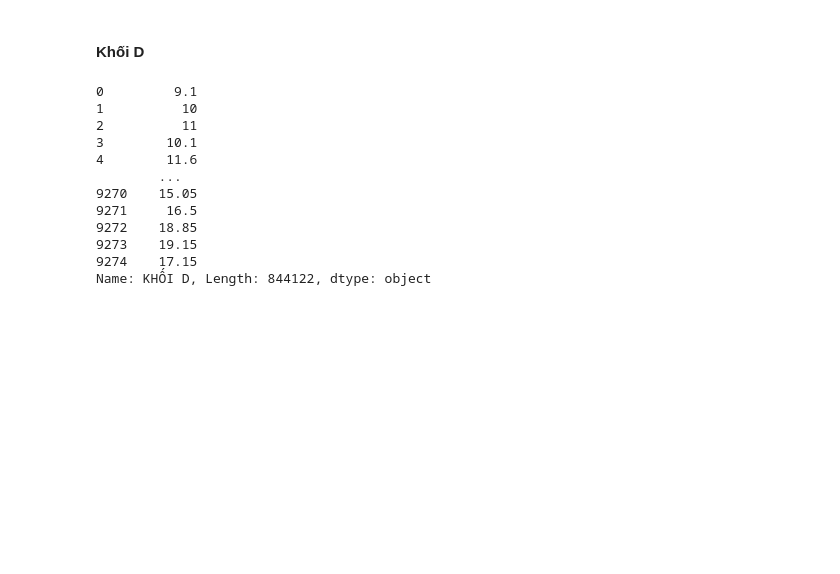
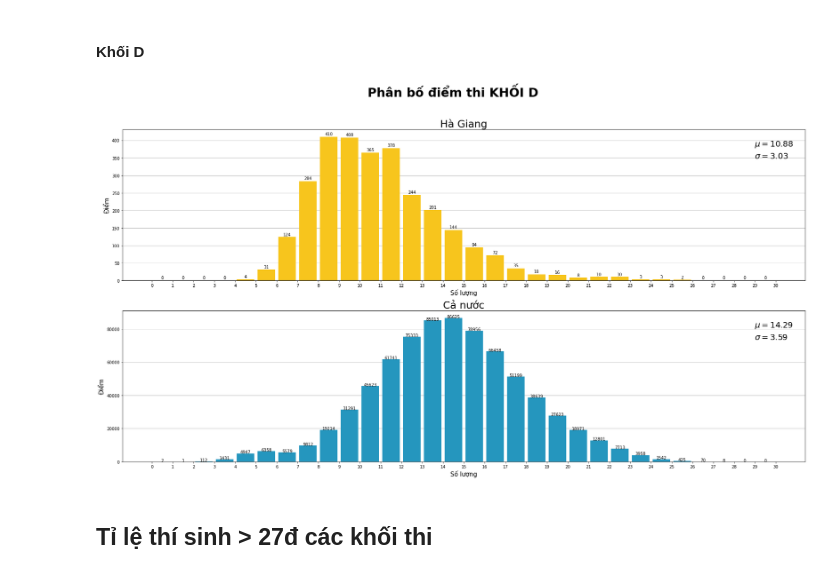
Before and after one commit to IrisStream/exam-cheating, a Jupyter notebook: src/report.ipynb, the cells around one changed output. Drawn from its saved outputs; the diff is of its cells as text; code cells hidden in the pictures; blank space fills up the shorter version.

Commit message:
Upload pie chart; mean & std of histogram

```diff
--- a/src/report.ipynb
+++ b/src/report.ipynb
@@ -28,25 +48,13 @@ data['Cả nước'] = total_data
 # %% [markdown]
 __Hàm bổ trợ:__
 # %%
-NUM_BINS = 40
-SUP_TITLE_SIZE = 30
-TITLE_SIZE = 25
-LABEL_SIZE = 15
-PROVINCE_BAR_COLOR = '#F7C51D'
-TOTAL_BAR_COLOR = '#2596BE'
-HISTOGRAM_WIDTH = 30
-HISTOGRAM_HEIGHT = 15
-DEFAULT_PROVINCE_NAME = 'Hà Giang'
-DEFAULT_RANGE = (0, 10)
-DEFAULT_BINS = 40
-
 # Count number of values in each bin
 def count_values(data, bins):
-    nums = []
-    for i in range(1, len(bins)):
-        nums.append(data[data < bins[i]].count())
-    for i in range(len(nums) - 1, 0, -1):
-        nums[i] = nums[i] - nums[i-1]
+    nums = [0] * (len(bins) - 1)
+    for i in range(len(bins) - 2, -1, -1):
+        nums[i] = data[data >= bins[i]].count()
+    for i in range(0, len(nums) - 1):
+        nums[i] = nums[i] - nums[i+1]
     return nums
 
 # Display number of value on each bar
@@ -69,6 +77,13 @@ def set_data_histogram(histogram, data, color_code, bins):
     display_label_each_bar(histogram, count_values(data, bins))
 
 
+def display_mean_variance(histogram, owner_name, subject_name):
+    mean = round(data[owner_name][subject_name].mean(), 2)
+    std = round(data[owner_name][subject_name].std(), 2)
+    histogram.annotate(rf"$\mu={mean}$", (1550, 330), xycoords='axes pixels', fontsize=20)
+    histogram.annotate(rf"$\sigma={std}$", (1550, 300), xycoords='axes pixels', fontsize=20)
+
+
 def draw_histogram(histogram,
                     owner_name,
                     subject_name,
@@ -78,6 +93,7 @@ def draw_histogram(histogram,
                     y_label ='Điểm'):
     set_label_and_title(histogram, x_label, y_label, title=owner_name)
     set_data_histogram(histogram, data[owner_name][subject_name], color_code, bins)
+    display_mean_variance(histogram, owner_name, subject_name)
 
 # Compare 2 histogram
 def draw_histogram_compare(owner_name_1,
@@ -85,14 +101,14 @@ def draw_histogram_compare(owner_name_1,
                             subject_name,
                             num_bins = DEFAULT_BINS,
                             x_range = DEFAULT_RANGE,
-                            color_code_1 = PROVINCE_BAR_COLOR,
-                            color_code_2 = TOTAL_BAR_COLOR,
+                            color_code_1 = HIST_PROVINCE_COLOR,
+                            color_code_2 = HIST_TOTAL_COLOR,
                             x_label = 'Số lượng',
                             y_label ='Điểm'):
-    bar_charts, (owner_1, owner_2) = plt.subplots(2,1)
-    bar_charts.set_figheight(HISTOGRAM_HEIGHT)
-    bar_charts.set_figwidth(HISTOGRAM_WIDTH)
-    bar_charts.suptitle(f"Phân bố điểm thi {subject_name}", fontsize = SUP_TITLE_SIZE, fontweight = 'bold')
+    histograms, (owner_1, owner_2) = plt.subplots(2,1)
+    histograms.set_figheight(HISTOGRAM_HEIGHT)
+    histograms.set_figwidth(HISTOGRAM_WIDTH)
+    histograms.suptitle(f"Phân bố điểm thi {subject_name}", fontsize = SUP_TITLE_SIZE, fontweight = 'bold')
 
     bins = np.linspace(x_range[0], x_range[1], num_bins + 1)
     draw_histogram(owner_1, owner_name_1, subject_name, color_code_1, bins)
@@ -189,18 +229,8 @@ draw_histogram_compare(DEFAULT_PROVINCE_NAME, 'Cả nước', 'KHỐI C', num_bi
 # %% [markdown]
 #### Khối D
-# %%
-data['Cả nước']['KHỐI D'].to_csv('khoid.csv')
-#draw_histogram_compare(DEFAULT_PROVINCE_NAME, 'Cả nước', 'KHỐI D')
-# %% [output]
-0         9.1
-1          10
-2          11
-3        10.1
-4        11.6
-        ...
-9270    15.05
-9271     16.5
-9272    18.85
-9273    19.15
-9274    17.15
-Name: KHỐI D, Length: 844122, dtype: object
+# %%
+draw_histogram_compare(DEFAULT_PROVINCE_NAME, 'Cả nước', 'KHỐI D', num_bins= 30, x_range = (0, 30))
+# %% [output]
+[figure, added]
+# %% [markdown]
+## Tỉ lệ thí sinh > 27đ các khối thi
```
Also changed, not shown: parts of 18 cells of this notebook, 1 other file.
